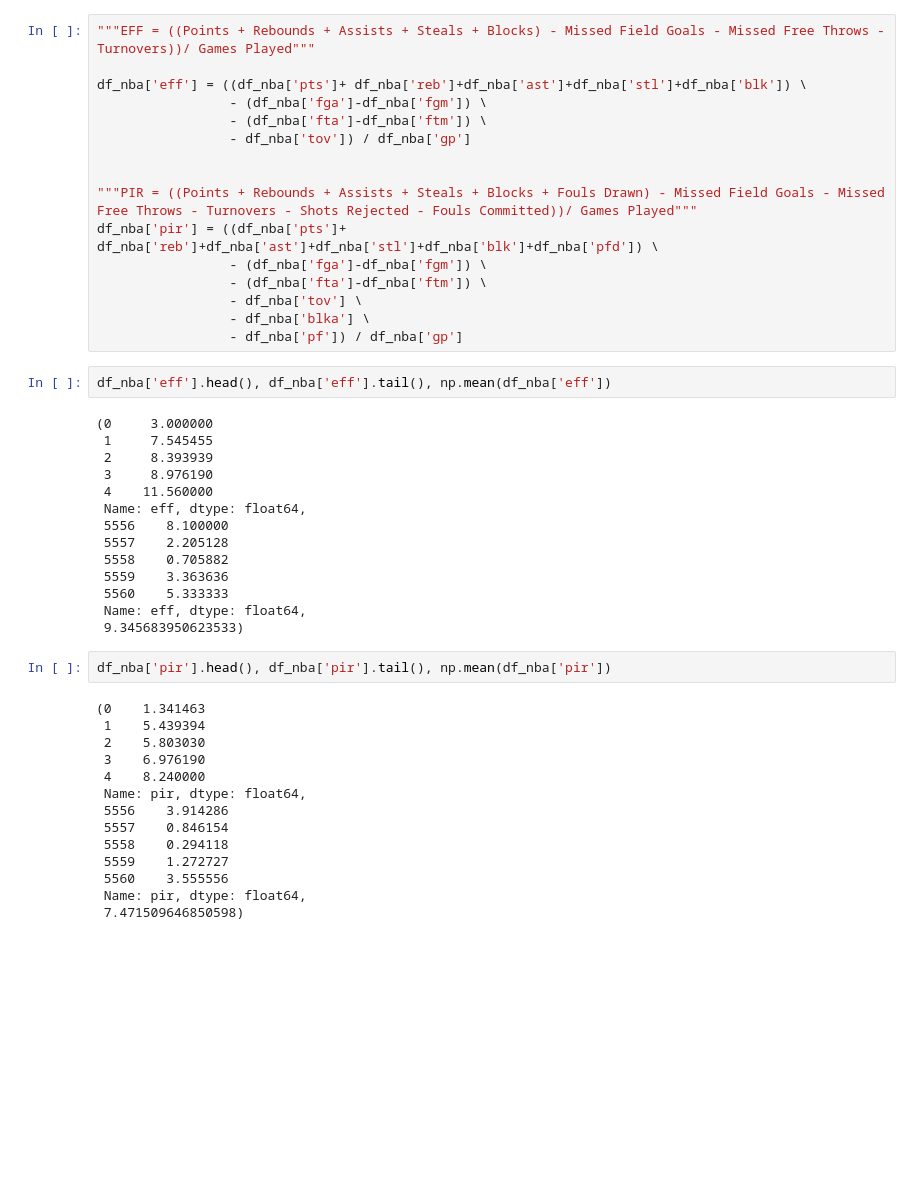
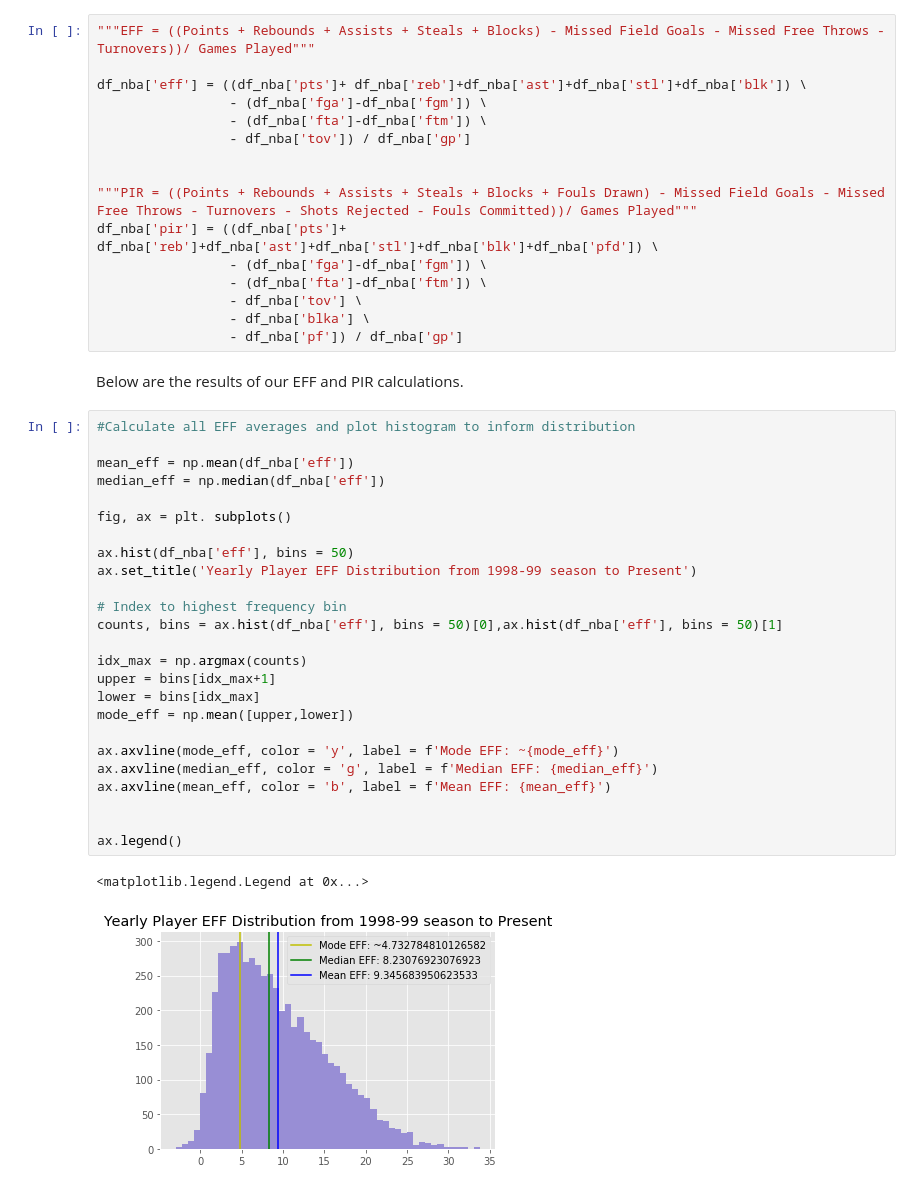
Before and after one commit to jangelchik/basketball_efficiency, a Jupyter notebook: data_and_plots.ipynb, the cells around one changed output. Cells and saved outputs as stored; diff of their text form; blank space fills up the shorter version.

```diff
--- a/data_and_plots.ipynb
+++ b/data_and_plots.ipynb
@@ -118,35 +118,33 @@ df_nba['pir'] = ((df_nba['pts']+ df_nba['reb']+df_nba['ast']+df_nba['stl']+df_nb
                  - df_nba['tov'] \
                  - df_nba['blka'] \
                  - df_nba['pf']) / df_nba['gp']
-# %%
-df_nba['eff'].head(), df_nba['eff'].tail(), np.mean(df_nba['eff'])
-# %% [output]
-(0     3.000000
- 1     7.545455
- 2     8.393939
- 3     8.976190
- 4    11.560000
- Name: eff, dtype: float64,
- 5556    8.100000
- 5557    2.205128
- 5558    0.705882
- 5559    3.363636
- 5560    5.333333
- Name: eff, dtype: float64,
- 9.345683950623533)
-# %%
-df_nba['pir'].head(), df_nba['pir'].tail(), np.mean(df_nba['pir'])
-# %% [output]
-(0    1.341463
- 1    5.439394
- 2    5.803030
- 3    6.976190
- 4    8.240000
- Name: pir, dtype: float64,
- 5556    3.914286
- 5557    0.846154
- 5558    0.294118
- 5559    1.272727
- 5560    3.555556
- Name: pir, dtype: float64,
- 7.471509646850598)
+# %% [markdown]
+Below are the results of our EFF and PIR calculations.
+# %%
+#Calculate all EFF averages and plot histogram to inform distribution
+
+mean_eff = np.mean(df_nba['eff'])
+median_eff = np.median(df_nba['eff'])
+
+fig, ax = plt. subplots()
+
+ax.hist(df_nba['eff'], bins = 50)
+ax.set_title('Yearly Player EFF Distribution from 1998-99 season to Present')
+
+# Index to highest frequency bin
+counts, bins = ax.hist(df_nba['eff'], bins = 50)[0],ax.hist(df_nba['eff'], bins = 50)[1]
+
+idx_max = np.argmax(counts)
+upper = bins[idx_max+1]
+lower = bins[idx_max]
+mode_eff = np.mean([upper,lower])
+
+ax.axvline(mode_eff, color = 'y', label = f'Mode EFF: ~{mode_eff}')
+ax.axvline(median_eff, color = 'g', label = f'Median EFF: {median_eff}')
+ax.axvline(mean_eff, color = 'b', label = f'Mean EFF: {mean_eff}')
+
+
+ax.legend()
+# %% [output]
+<matplotlib.legend.Legend at 0x...>
+[figure, added]
```
Also changed, not shown: parts of 1 cell of this notebook.
